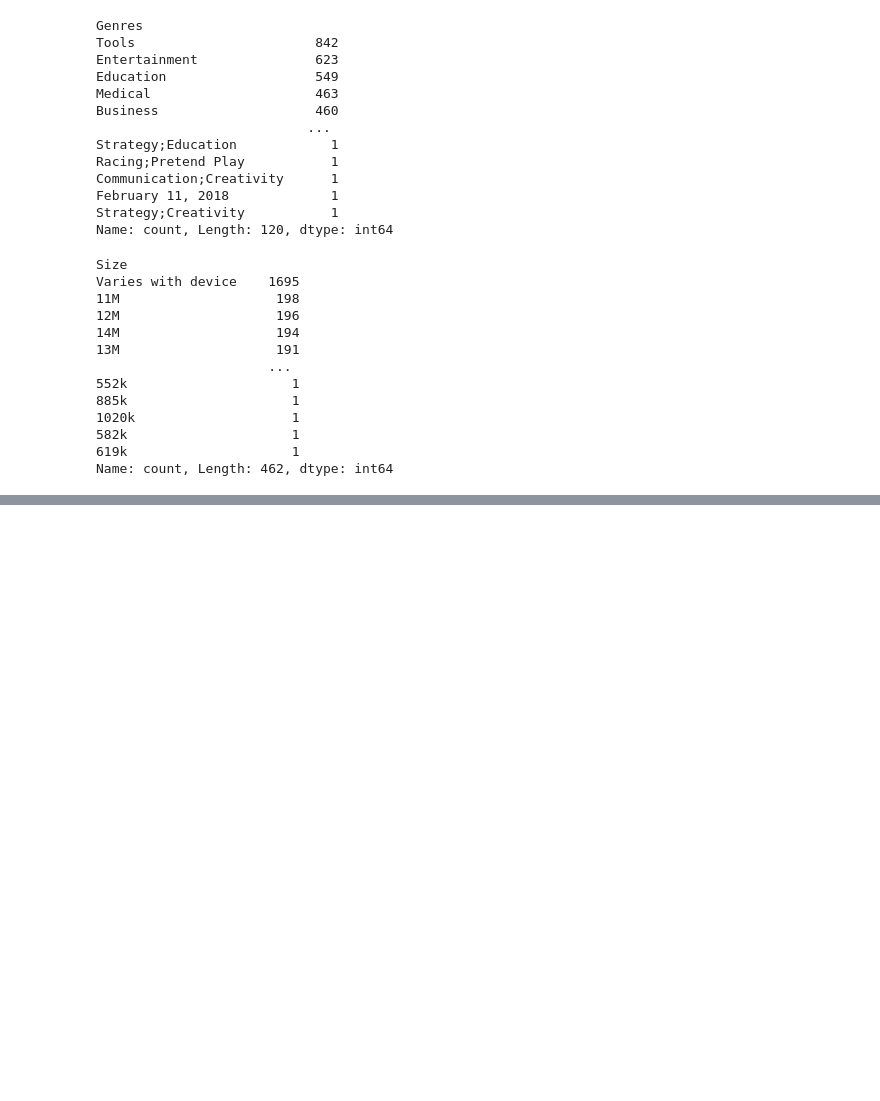
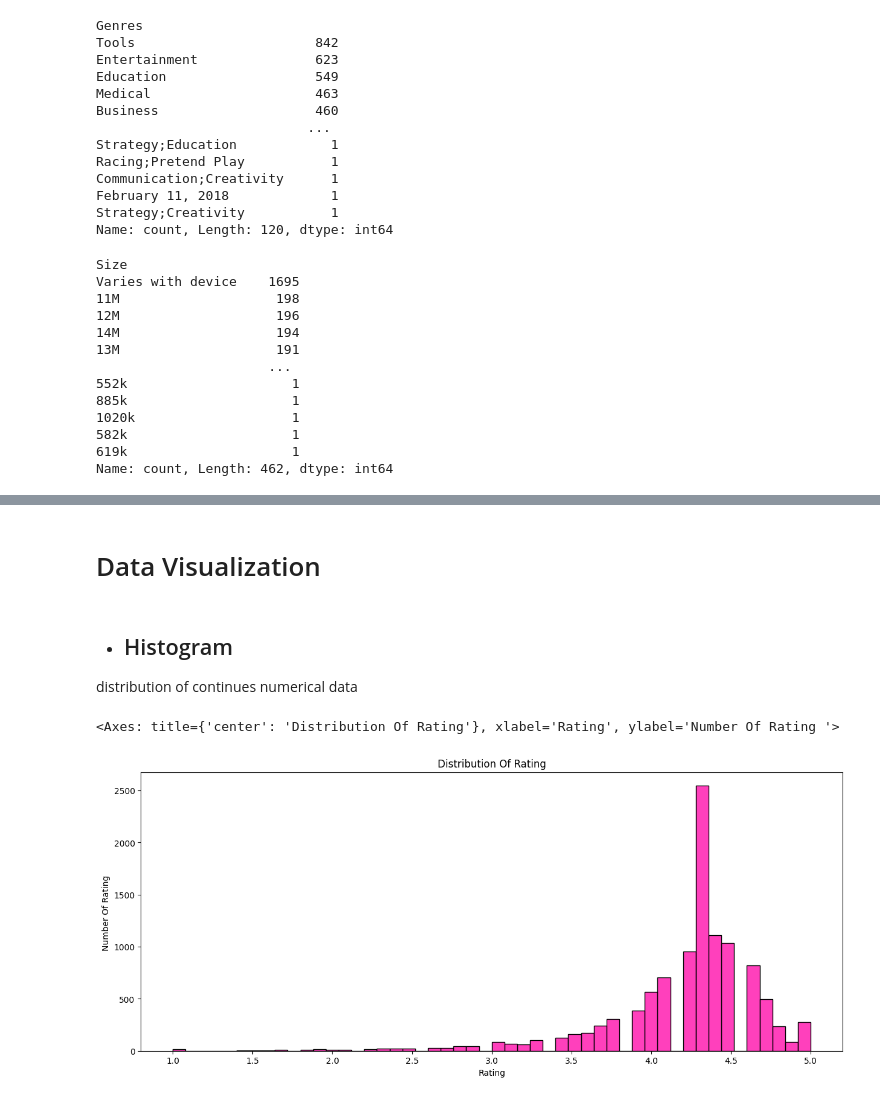
Before and after one commit to MujammiiL/Playstore-Data-Analysis, a Jupyter notebook: playstore_data.ipynb, the cells around one changed output, grey strips where cells are left out. Cells and saved outputs as stored; diff of their text form; code cells hidden in the pictures; blank space fills up the shorter version.

```diff
--- a/playstore_data.ipynb
+++ b/playstore_data.ipynb
@@ -405,0 +740,3 @@ Name: count, Length: 462, dtype: int64
+# %%
+df_fresh= pd.read_csv("Playstore_Cleaned.csv")
+df_fresh
@@ -405,0 +1024,5 @@ Name: count, Length: 462, dtype: int64
+# %% [markdown]
+# Data Visualization
+# %% [markdown]
+- ## Histogram
+distribution of continues numerical data
@@ -405,0 +1033,15 @@ Name: count, Length: 462, dtype: int64
+# %%
+#Adjusting figure size
+plt.figure(figsize=(15,6))
+#Giving title
+plt.title("Distribution Of Rating")
+#marking x axis
+plt.xlabel("Rating")
+#markin y axis
+plt.ylabel("Number Of Rating ")
+#code
+#sns.histplot(data=df_fresh,x="Rating",bins=50,color="cyan" , hue="Type")
+sns.histplot(data=df_fresh,x="Rating",bins=50,color="#FF00A6C4")
+# %% [output]
+<Axes: title={'center': 'Distribution Of Rating'}, xlabel='Rating', ylabel='Number Of Rating '>
+[figure, added]
```
Also changed, not shown: parts of 68 cells of this notebook, 1 other file.
